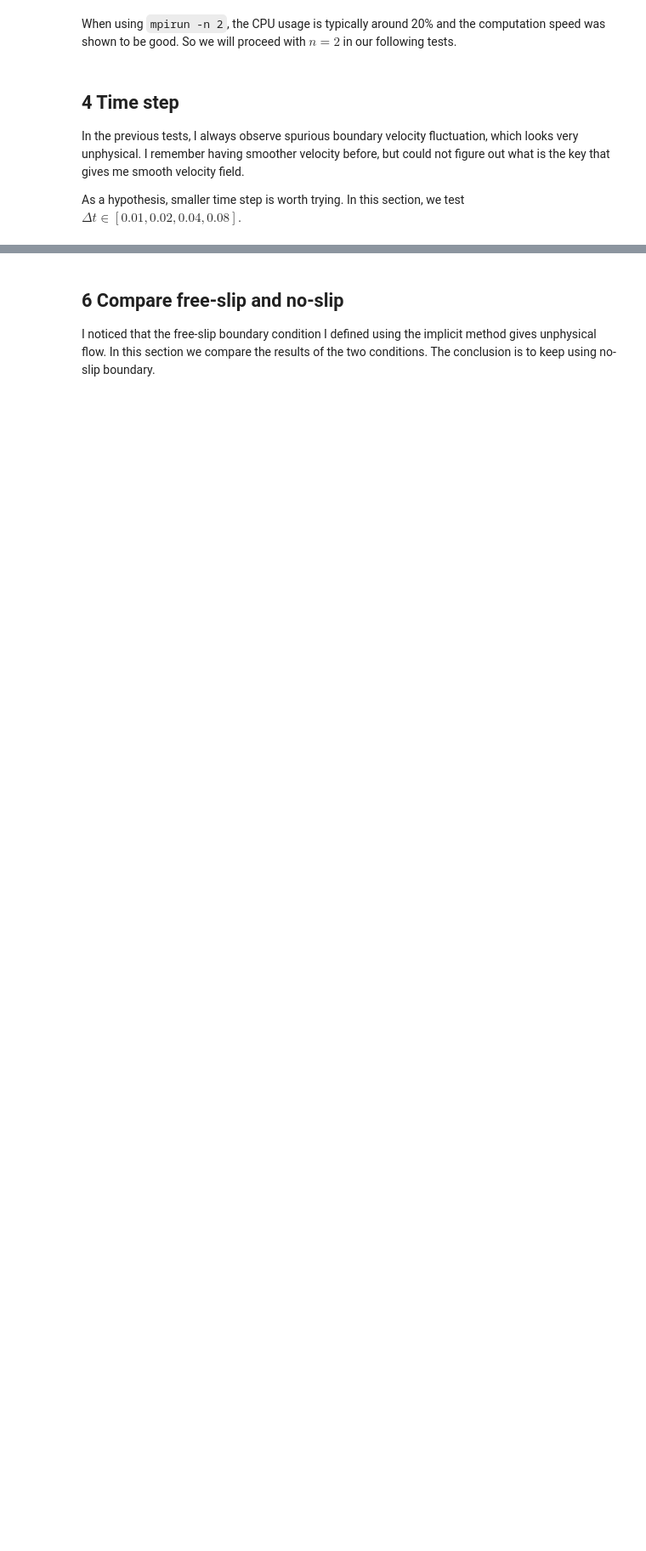
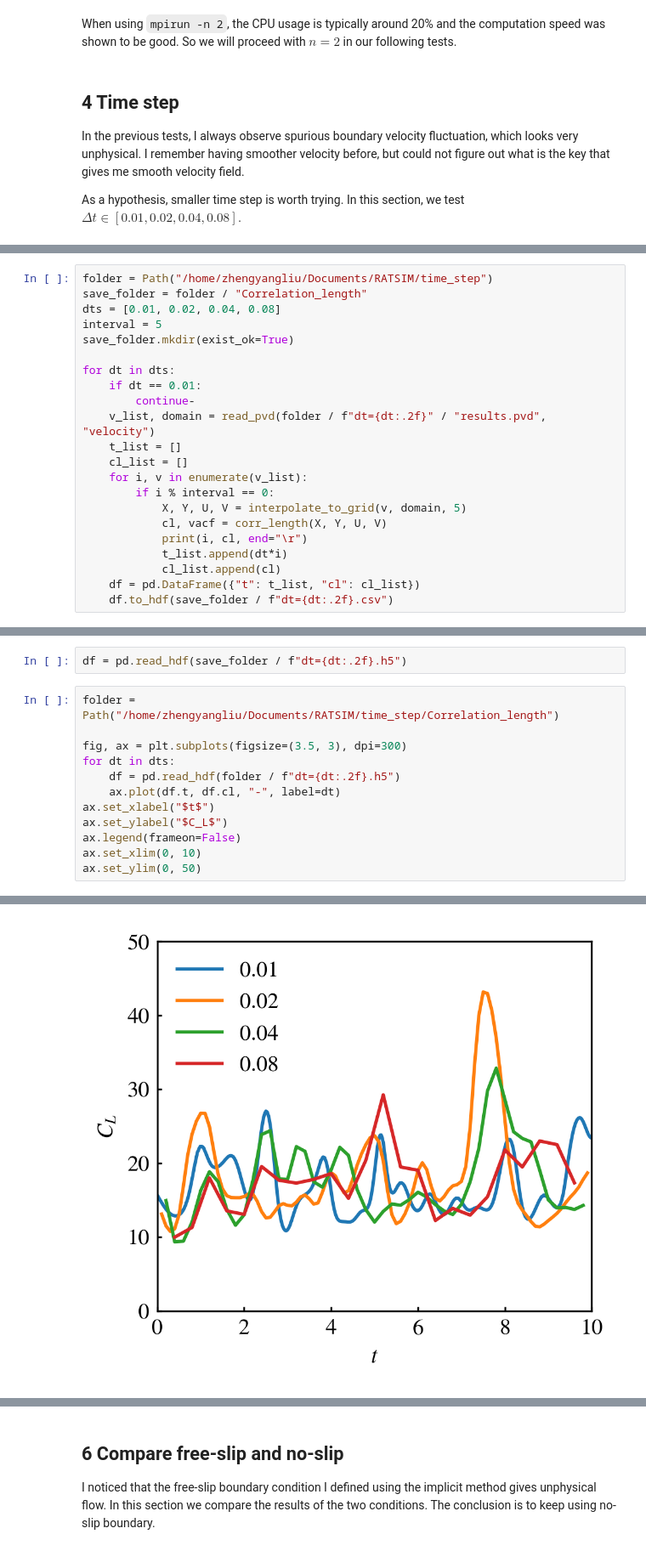
Before and after one commit to ZLoverty/anfem, a Jupyter notebook: parameter_test.ipynb, the cells around one changed output, grey strips where cells are left out. Shown at 85% size. Saved outputs shown, nothing was run; the diff lists cells and outputs as text; blank space fills up the shorter version.

```diff
--- a/parameter_test.ipynb
+++ b/parameter_test.ipynb
@@ -144,0 +189,22 @@ After testing dt=0.01, I notice that the flow is not physical. Most directors ar
+# %%
+folder = Path("/home/zhengyangliu/Documents/RATSIM/time_step")
+save_folder = folder / "Correlation_length"
+dts = [0.01, 0.02, 0.04, 0.08]
+interval = 5
+save_folder.mkdir(exist_ok=True)
+
+for dt in dts:
+    if dt == 0.01:
+        continue-
+    v_list, domain = read_pvd(folder / f"dt={dt:.2f}" / "results.pvd", "velocity")
+    t_list = []
+    cl_list = []
+    for i, v in enumerate(v_list):
+        if i % interval == 0:
+            X, Y, U, V = interpolate_to_grid(v, domain, 5)
+            cl, vacf = corr_length(X, Y, U, V)
+            print(i, cl, end="\r")
+            t_list.append(dt*i)
+            cl_list.append(cl)
+    df = pd.DataFrame({"t": t_list, "cl": cl_list})
+    df.to_hdf(save_folder / f"dt={dt:.2f}.csv")
@@ -144,0 +213,15 @@ After testing dt=0.01, I notice that the flow is not physical. Most directors ar
+# %%
+df = pd.read_hdf(save_folder / f"dt={dt:.2f}.h5")
+# %%
+folder = Path("/home/zhengyangliu/Documents/RATSIM/time_step/Correlation_length")
+
+fig, ax = plt.subplots(figsize=(3.5, 3), dpi=300)
+for dt in dts:
+    df = pd.read_hdf(folder / f"dt={dt:.2f}.h5")
+    ax.plot(df.t, df.cl, "-", label=dt)
+ax.set_xlabel("$t$")
+ax.set_ylabel("$C_L$")
+ax.legend(frameon=False)
+ax.set_xlim(0, 10)
+ax.set_ylim(0, 50)
+# %% [output]
@@ -145,3 +229,4 @@ After testing dt=0.01, I notice that the flow is not physical. Most directors ar
+[figure, added]
 # %% [markdown]
 ## 5 System size
 
```
Also changed, not shown: parts of 29 cells of this notebook, 10 other files.
